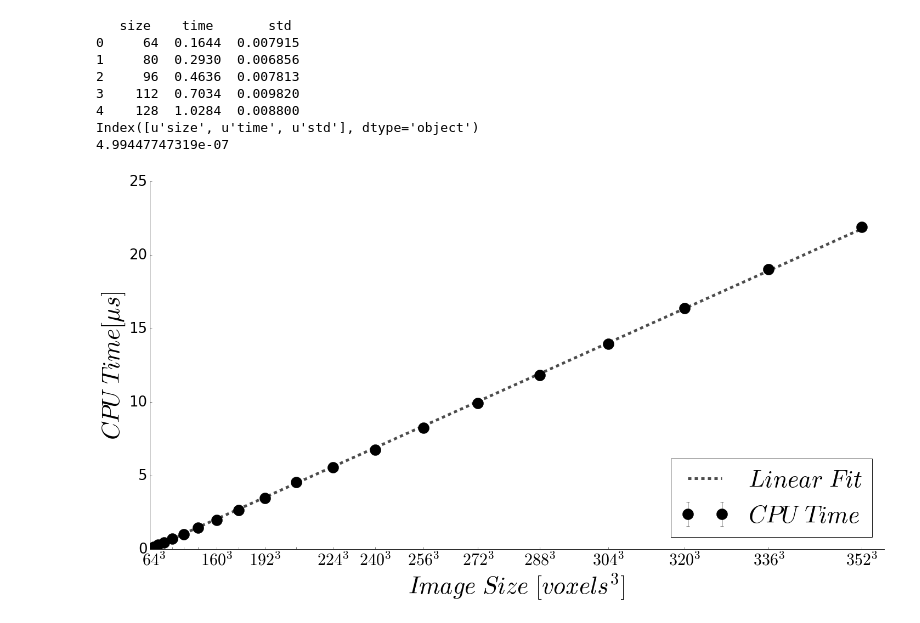
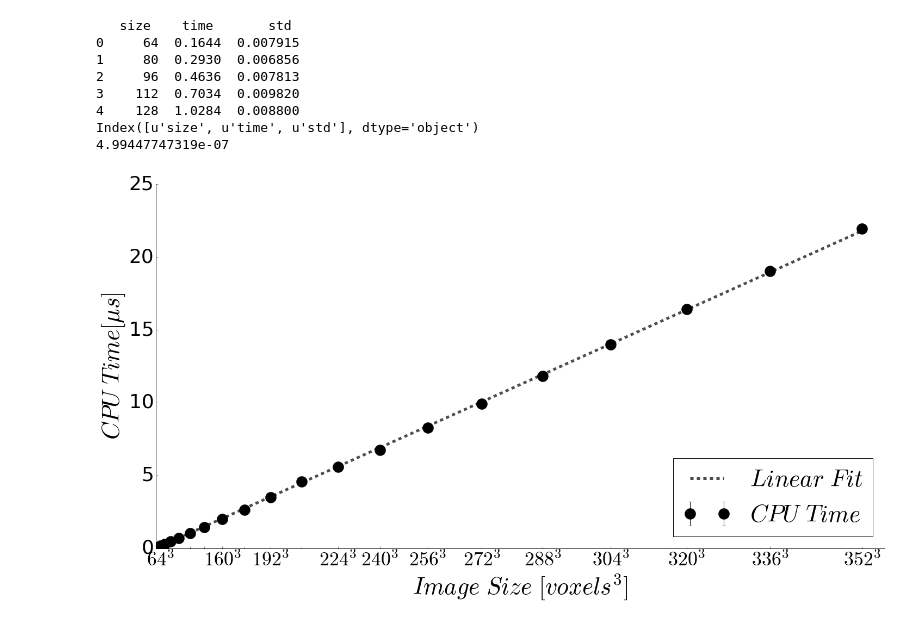
Before and after one commit to LukasMosser/PorousMediaGan, a Jupyter notebook: code/notebooks/timing/Timing Comparison.ipynb, the cells around one changed output. Cells and saved outputs as stored; diff of their text form; code cells hidden in the pictures.

```diff
--- a/code/notebooks/timing/Timing Comparison.ipynb
+++ b/code/notebooks/timing/Timing Comparison.ipynb
@@ -32,34 +32,34 @@ fig, ax = plt.subplots(1, 1, figsize=(24, 12))
 ax.spines['left'].set_position('zero')
 ax.spines['right'].set_color('none')
 ax.spines['bottom'].set_position('zero')
 ax.spines['top'].set_color('none')
 ax.xaxis.set_ticks_position('bottom')
 ax.yaxis.set_ticks_position('left')
 ax.errorbar(data[data.columns[0]]**3, data[data.columns[1]], fmt='o', color="black", markersize=20, linewidth=1, label=r"$CPU \ Time$", yerr=data[data.columns[2]])
 x_space = data[data.columns[0]].values**3
 y_trend = result.params[0]*x_space
 
 ax.plot(x_space, y_trend, linestyle="--", linewidth=5, color="black", alpha=0.7, label=r"$Linear \ Fit$")
 ax.set_ylabel(r"$CPU \ Time [\mu s]$", fontsize=44)
 ax.set_xlabel(r"$Image \ Size \ [voxels^3]$", fontsize=44)
 fig.canvas.draw()
 labels_y = [item.get_text() for item in ax.get_yticklabels()]
-ax.set_yticklabels(labels_y, fontsize=26)
+ax.set_yticklabels(labels_y, fontsize=36)
 
 ax.set_xticks(data[data.columns[0]]**3)
 labels_x = [item.get_text() for item in ax.get_xticklabels()]
 labels_x = [r"$"+str(val)+r"^3$" for val in data[data.columns[0]]]
 labels_x[1] = r""
 labels_x[2] = r""
 labels_x[3] = r""
 labels_x[4] = r""
 labels_x[5] = r""
 #labels_x[6] = r""
 labels_x[7] = r""
 labels_x[9] = r""
-ax.set_xticklabels(labels_x, fontsize=30)
-
+ax.set_xticklabels(labels_x, fontsize=36)
+ax.set_ylim(0., 25)
 ax.legend(fontsize=44, loc=4)
 fig.savefig("../../../paper/figures/timing_scaling.png", bbox_extra_artists=None, bbox_inches='tight', dpi=72)
 # %% [output]
-[figure, old version]
+[figure, new version]
```
Also changed, not shown: 6 other files.
